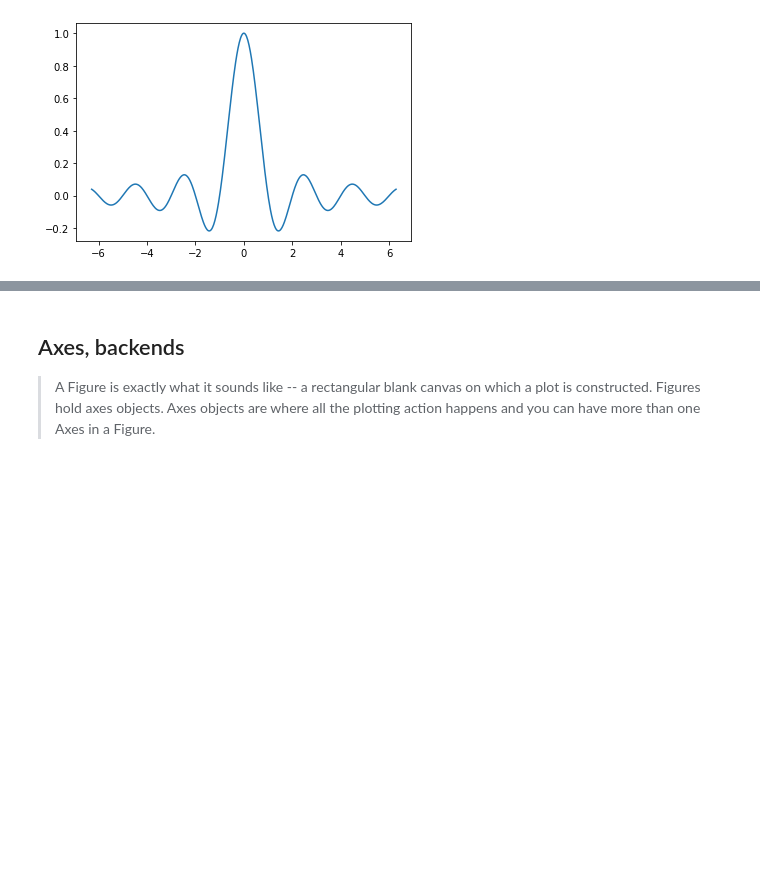
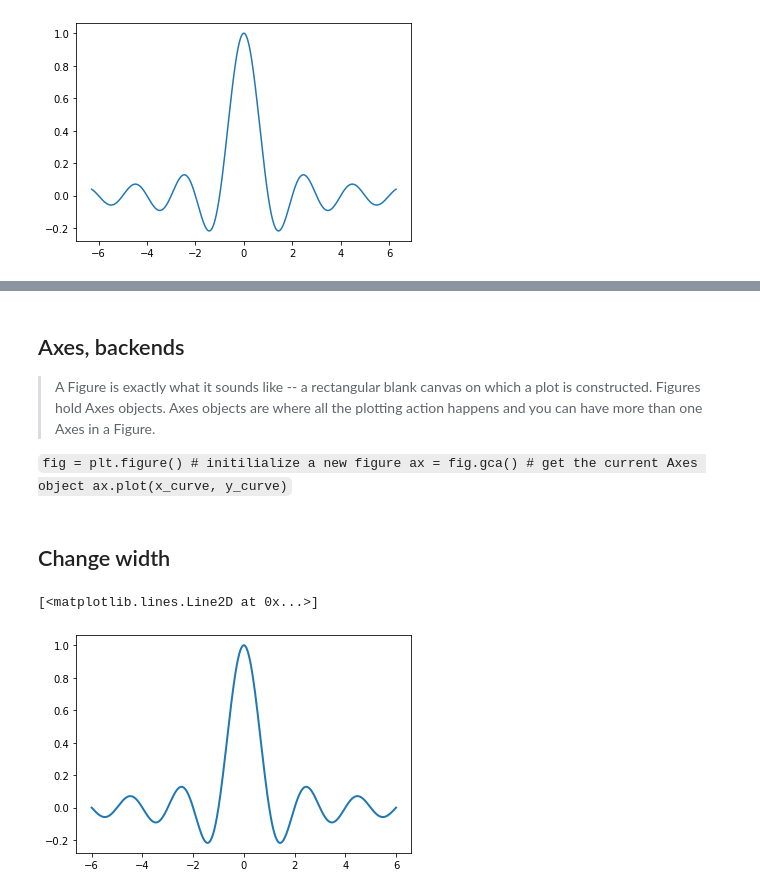
Before and after one commit to ronaktanna/matplotlib_reference, a Jupyter notebook: Matplotlib Starter Reference.ipynb, the cells around one changed output, grey strips where cells are left out. Drawn from its saved outputs; the diff is of its cells as text; code cells hidden in the pictures; blank space fills up the shorter version.

```diff
--- a/Matplotlib Starter Reference.ipynb
+++ b/Matplotlib Starter Reference.ipynb
@@ -29,7 +31,22 @@ plt.show()
 # %% [markdown]
 ## Axes, backends
 
-> A Figure is exactly what it sounds like -- a rectangular blank canvas on which a plot is constructed. Figures hold axes objects. Axes objects are where all the plotting action happens and you can have more than one Axes in a Figure.
+> A Figure is exactly what it sounds like -- a rectangular blank canvas on which a plot is constructed. Figures hold Axes objects. Axes objects are where all the plotting action happens and you can have more than one Axes in a Figure.
+
+`
+fig = plt.figure() # initilialize a new figure
+ax = fig.gca() # get the current Axes object
+ax.plot(x_curve, y_curve)
+`
+# %%
+x = np.linspace(-6, 6, 500)
+y = np.sinc(x)
+# %% [markdown]
+## Change width
 # %%
-fig = pyplot.figure() # initilialize a new figure
+fig = plt.figure()
 ax = fig.gca()
+ax.plot(x, y, linewidth=2)
+# %% [output]
+[<matplotlib.lines.Line2D at 0x...>]
+[figure, added]
```
Also changed, not shown: parts of 6 cells of this notebook.
